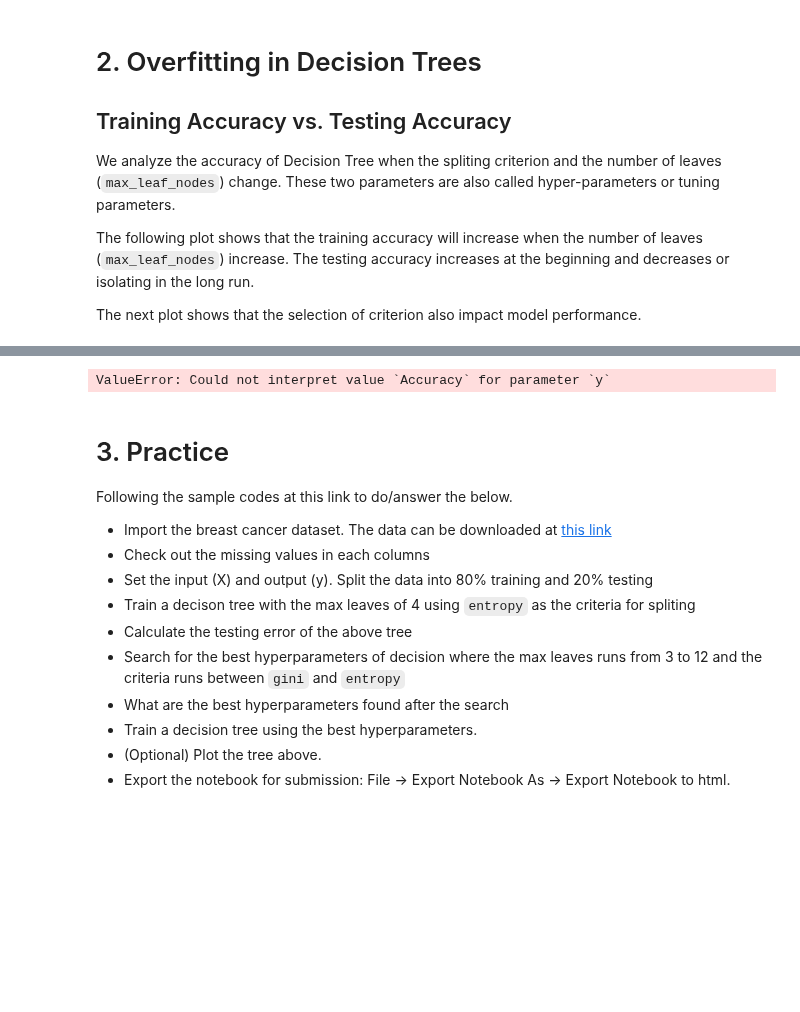
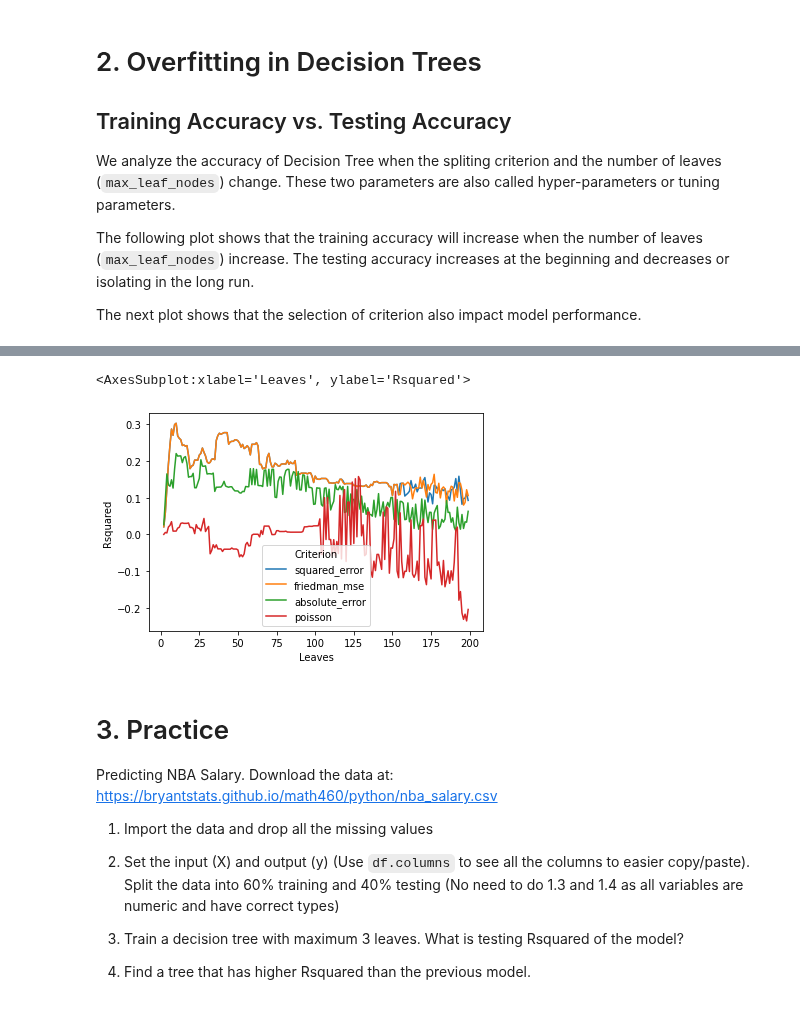
Before and after one commit to bryantstats/math460, a Jupyter notebook: python/fa23/tree_regression.ipynb, the cells around one changed output, grey strips where cells are left out. Drawn from its saved outputs; the diff is of its cells as text; code cells hidden in the pictures; blank space fills up the shorter version.

```diff
--- a/python/fa23/tree_regression.ipynb
+++ b/python/fa23/tree_regression.ipynb
@@ -289,20 +289,18 @@ sns.lineplot(data=rs_gini, y="Rsquared", x="Leaves", hue='Data', ci=None)
 # %%
 # Compare the impact of the criterion on tetsing accuracy
-sns.lineplot(data=rs[rs['Data']=='Test'], y="Accuracy", x="Leaves", hue='Criterion')
+sns.lineplot(data=rs[rs['Data']=='Test'], y="Rsquared", x="Leaves", hue='Criterion')
 # %% [output]
-ValueError: Could not interpret value `Accuracy` for parameter `y`
+<AxesSubplot:xlabel='Leaves', ylabel='Rsquared'>
+[figure, added]
-# %% [markdown]
-# 3. Practice
-
-Following the sample codes at this link to do/answer the below.
-
-- Import the breast cancer dataset.  The data can be downloaded at [this link](https://bryantstats.github.io/math460/data/breast_cancer.csv)
-- Check out the missing values in each columns
-- Set the input (X) and output (y). Split the data into 80% training and 20% testing
-- Train a decison tree with the max leaves of 4 using `entropy` as the criteria for spliting
-- Calculate the testing error of the above tree
-- Search for the best hyperparameters of decision where the max leaves runs from 3 to 12 and the criteria runs between `gini` and `entropy`
-- What are the best hyperparameters found after the search
-- Train a decision tree using the best hyperparameters.
-- (Optional) Plot the tree above.
-- Export the notebook for submission: File -> Export Notebook As -> Export Notebook to html.
+# %% [markdown]
+# 3. Practice
+
+Predicting NBA Salary. Download the data at: https://bryantstats.github.io/math460/python/nba_salary.csv
+
+1. Import the data and drop all the missing values
+
+2. Set the input (X) and output (y) (Use `df.columns` to see all the columns to easier copy/paste). Split the data into 60% training and 40% testing (No need to do 1.3 and 1.4 as all variables are numeric and have correct types)
+
+3. Train a decision tree with maximum 3 leaves. What is testing Rsquared of the model?
+
+4. Find a tree that has higher Rsquared than the previous model.
```
Also changed, not shown: parts of 4 cells of this notebook, 10 other files.
